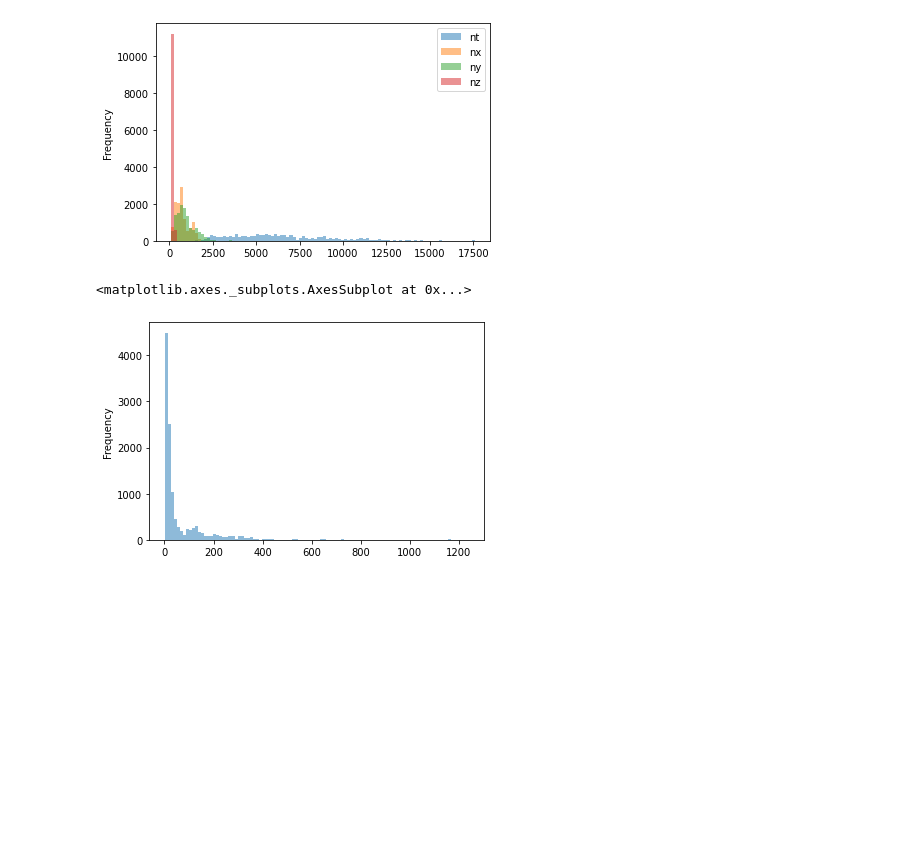
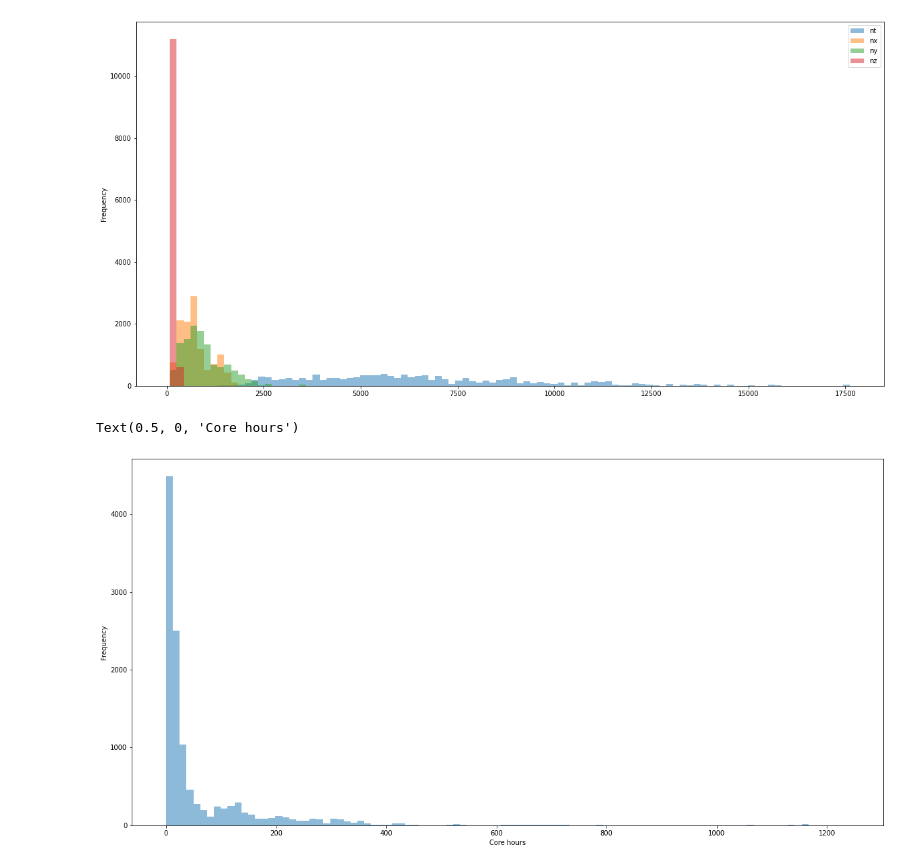
Before and after one commit to neon-ninja/nzrse_hackathon_2020, a Jupyter notebook: train.ipynb, the cells around one changed output. Cells and saved outputs as stored; diff of their text form; code cells hidden in the pictures; blank space fills up the shorter version.

Commit message:
adjust plots, switch back to xgboost. 1.13 loss

```diff
--- a/train.ipynb
+++ b/train.ipynb
@@ -7,9 +7,9 @@ import seaborn as sns
 from sklearn.model_selection import train_test_split
 from sklearn.ensemble import RandomForestRegressor
 from xgboost import XGBRegressor, plot_importance
-os.listdir("data")
-
+print(os.listdir("data"))
 np.random.seed(1337)
+plt.rcParams["figure.figsize"] = (20,10)
 
 def quantile_loss(y_actual, y_predict):
     """
@@ -52,10 +56,11 @@ Name: core_hours, dtype: float64
 # %%
 df[["nt", "nx", "ny", "nz"]].plot.hist(alpha=0.5, bins=100)
 plt.show()
 y.plot.hist(alpha=0.5, bins=100)
+plt.xlabel('Core hours')
 # %% [output]
-[figure, old version]
+[figure, new version]
-<matplotlib.axes._subplots.AxesSubplot at 0x...>
+Text(0.5, 0, 'Core hours')
-[figure, old version]
+[figure, new version]
 # %%
 sns.heatmap(df.corr())
```
Also changed, not shown: parts of 6 cells of this notebook, 1 other file.
